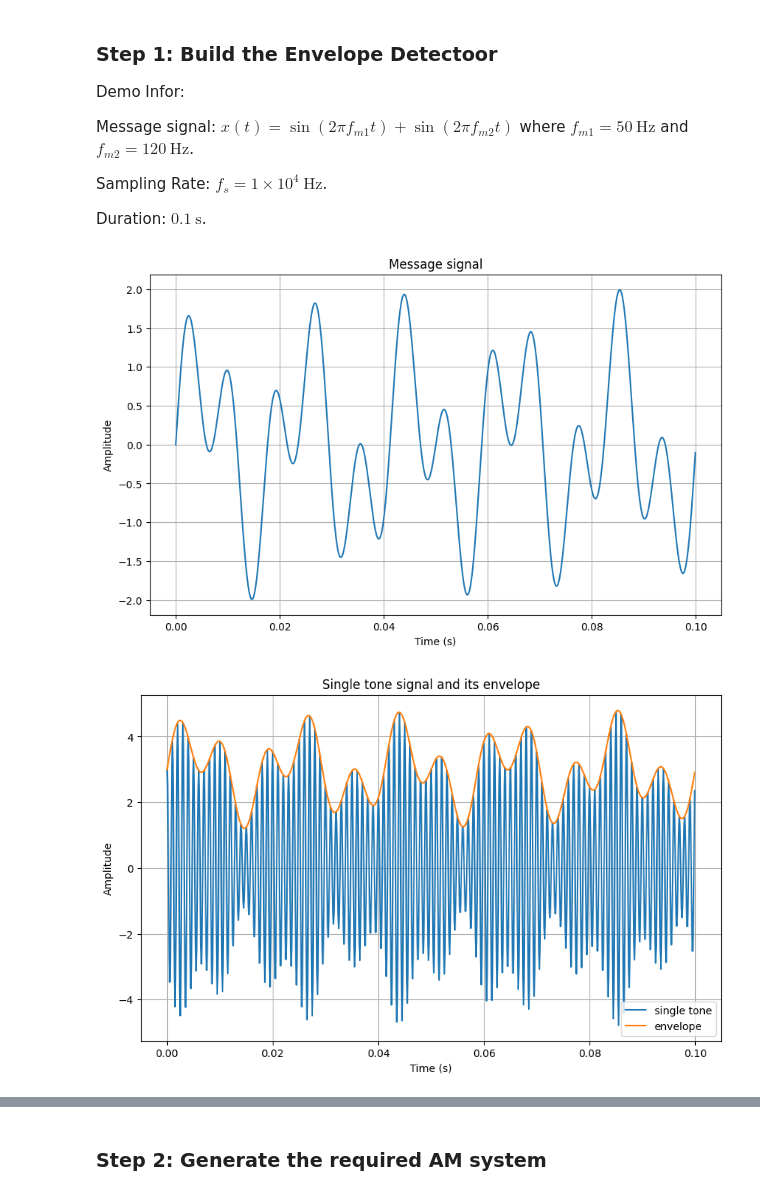
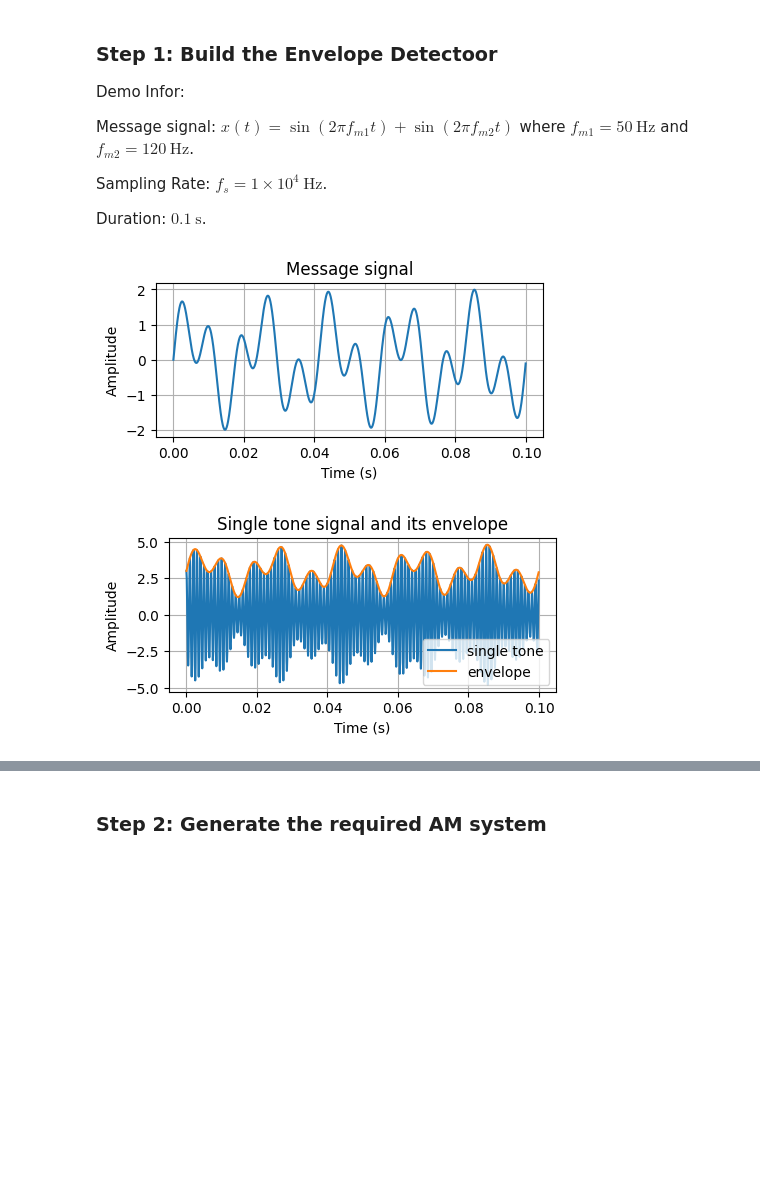
Before and after one commit to martinz2002/ece459-project-fa23-zjui, a Jupyter notebook: project_main/audio_processing.ipynb, the cells around one changed output, grey strips where cells are left out. Saved outputs shown, nothing was run; the diff lists cells and outputs as text; code cells hidden in the pictures; blank space fills up the shorter version.

```diff
--- a/project_main/audio_processing.ipynb
+++ b/project_main/audio_processing.ipynb
@@ -14,7 +14,7 @@ Duration: $0.1~\text{s}$.
 from scipy.signal import hilbert
 import matplotlib.pyplot as plt
 import numpy as np
-plt.rcParams["figure.figsize"] = (10,6)
+plt.rcParams["figure.figsize"] = (5,2)
 # The envelope detector implemented using the Hilbert transform
 # See: https://blog.csdn.net/m0_37262671/article/details/125303404
 def get_envelope(x, n=None):
@@ -39,32 +39,32 @@ plt.figure()
 plt.plot(t, message_signal)
 plt.xlabel('Time (s)')
 plt.ylabel('Amplitude')
 plt.title('Message signal')
 plt.grid(True)
 plt.show()
 
 
 # plot the single_tone and the envelope signal in the same plot
 plt.figure()
 plt.plot(t, am_signal, label='single tone')
 plt.plot(t, get_envelope(am_signal), label='envelope')
 plt.xlabel('Time (s)')
 plt.ylabel('Amplitude')
 plt.title('Single tone signal and its envelope')
 plt.grid(True)
 plt.legend()
 plt.show()
 
 # compare the original message signal and the envelope signal
 plt.figure()
 plt.plot(t, message_signal, label='message signal')
 plt.plot(t, get_envelope(am_signal), label='envelope')
 plt.xlabel('Time (s)')
 plt.ylabel('Amplitude')
 plt.title('Message signal and its envelope')
 plt.grid(True)
 plt.legend()
 plt.show()
 # %% [output]
-[figure, old version]
+[figure, new version]
-[figure, old version]
+[figure, new version]
```
Also changed, not shown: parts of 6 cells of this notebook, 5 other files.
